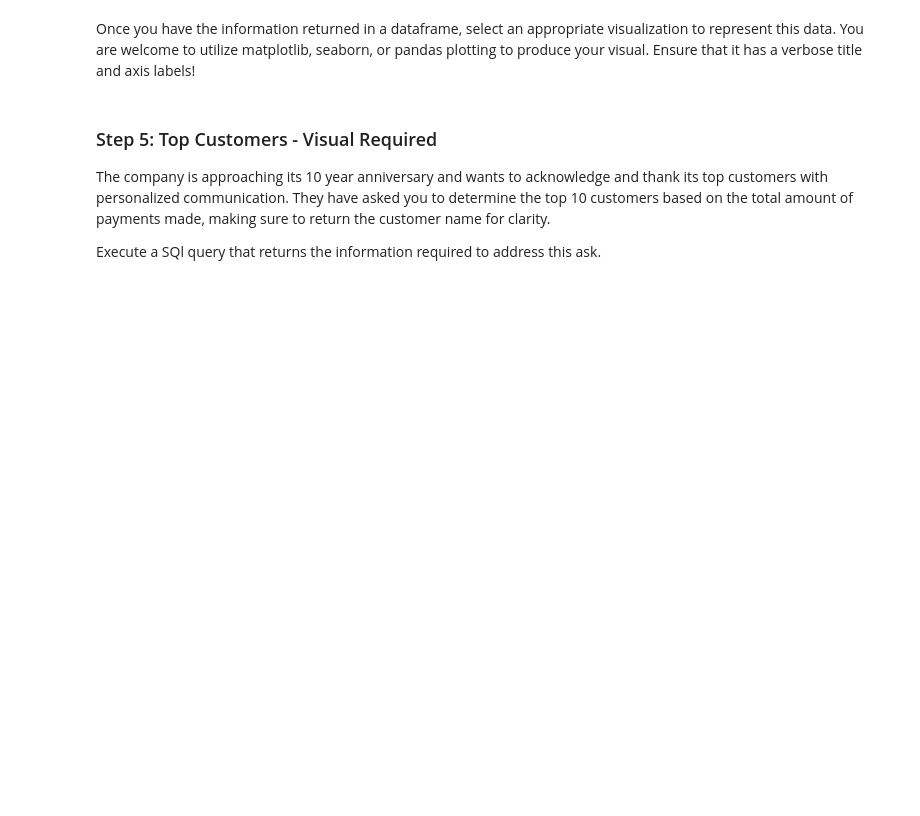
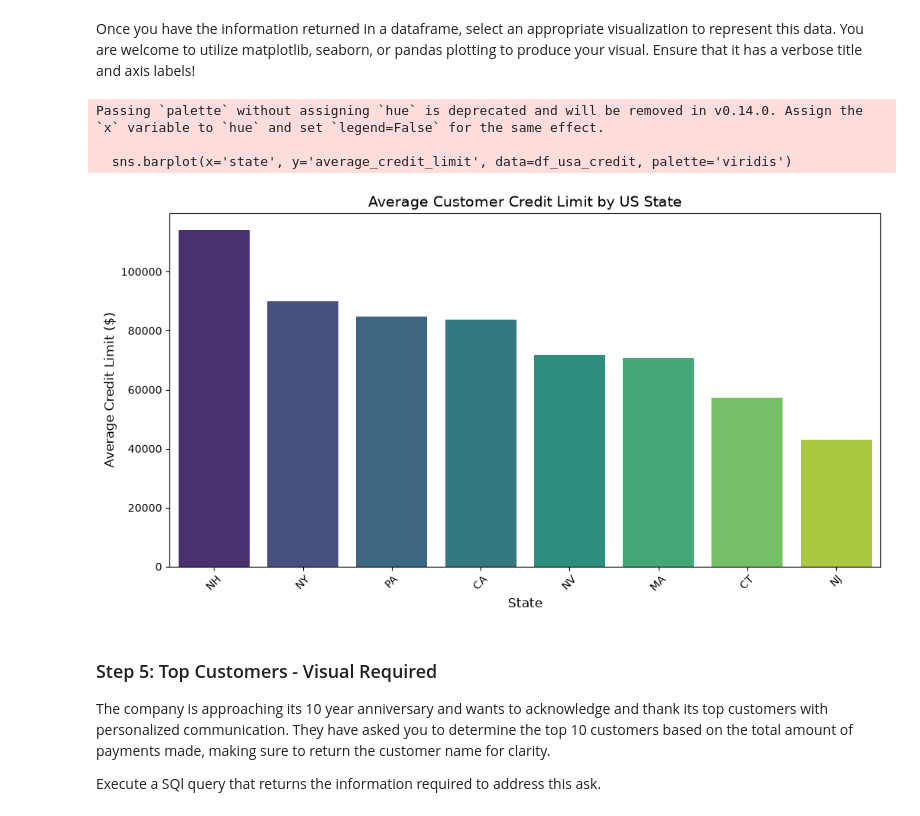
Before and after one commit to fwmwangi/sql-summative-lab, a Jupyter notebook: SQLSummativeLab.ipynb, the cells around one changed output. Saved outputs shown, nothing was run; the diff lists cells and outputs as text; code cells hidden in the pictures; blank space fills up the shorter version.

```diff
--- a/SQLSummativeLab.ipynb
+++ b/SQLSummativeLab.ipynb
@@ -51,3 +44,12 @@ None
+# %%
+# Imports
+import sqlite3
+import pandas as pd
+import matplotlib.pyplot as plt
+import seaborn as sns
+
+# Create connection to database
+conn = sqlite3.connect('data.sqlite')
 # %% [markdown]
 ### Step 2: Limited Edition California Product
 The California sales rep team is interested in running promotional material for a new limited edition model they are releasing based on the famous San Francisco Cable Cars. This product will only be available to customer stores based in California and given its high price value they want to first target promotional material to existing California customers with a high credit limit. Upon communicating with the accounting department, a credit limit of over 25,000 is considered to be high.
@@ -91,0 +134,11 @@ None
+# %%
+# Query average credit limit by state in the USA
+q4 = """
+SELECT state, AVG(creditLimit) AS average_credit_limit
+FROM customers
+WHERE country = 'USA' AND state IS NOT NULL
+GROUP BY state
+ORDER BY average_credit_limit DESC;
+"""
+df_usa_credit = pd.read_sql(q4, conn)
+df_usa_credit
@@ -98,3 +157,17 @@ None
+# %%
+# Produce a visual to represent the average credit limit by state
+plt.figure(figsize=(12, 6))
+sns.barplot(x='state', y='average_credit_limit', data=df_usa_credit, palette='viridis')
+plt.title('Average Customer Credit Limit by US State', fontsize=14)
+plt.xlabel('State', fontsize=12)
+plt.ylabel('Average Credit Limit ($)', fontsize=12)
+plt.xticks(rotation=45)
+plt.show()
+# %% [output]
+Passing `palette` without assigning `hue` is deprecated and will be removed in v0.14.0. Assign the `x` variable to `hue` and set `legend=False` for the same effect.
+
+  sns.barplot(x='state', y='average_credit_limit', data=df_usa_credit, palette='viridis')
+[figure, added]
 # %% [markdown]
 ### Step 5: Top Customers - Visual Required
 The company is approaching its 10 year anniversary and wants to acknowledge and thank its top customers with personalized communication. They have asked you to determine the top 10 customers based on the total amount of payments made, making sure to return the customer name for clarity.
```
Also changed, not shown: parts of 30 cells of this notebook.
